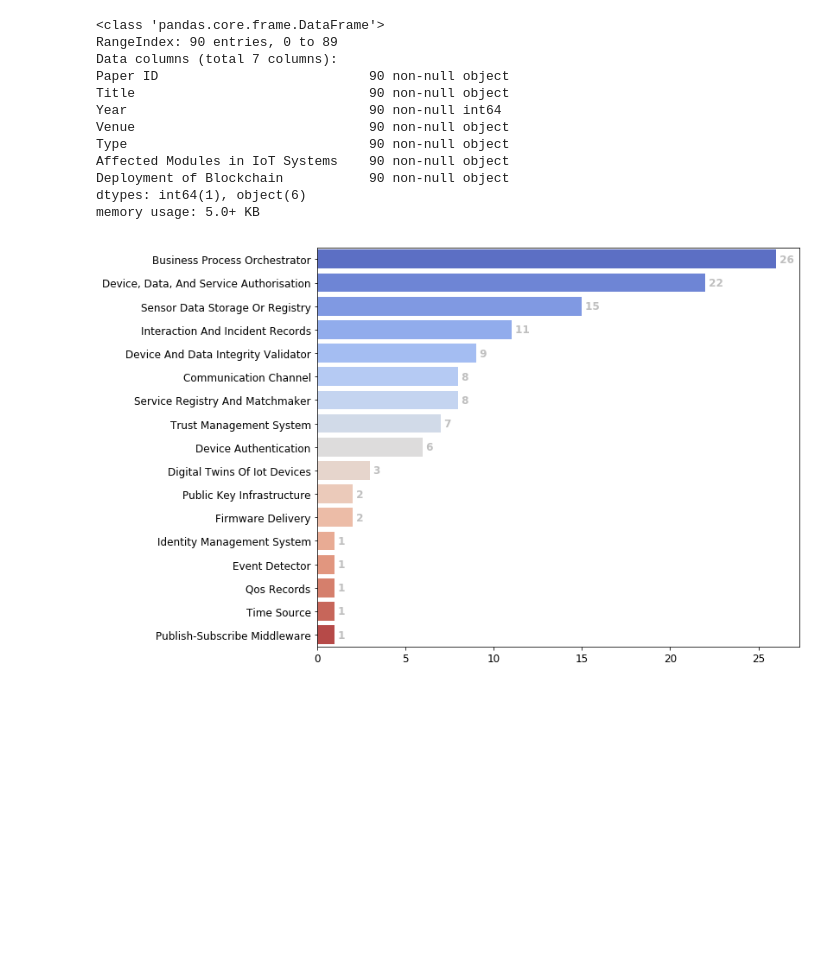
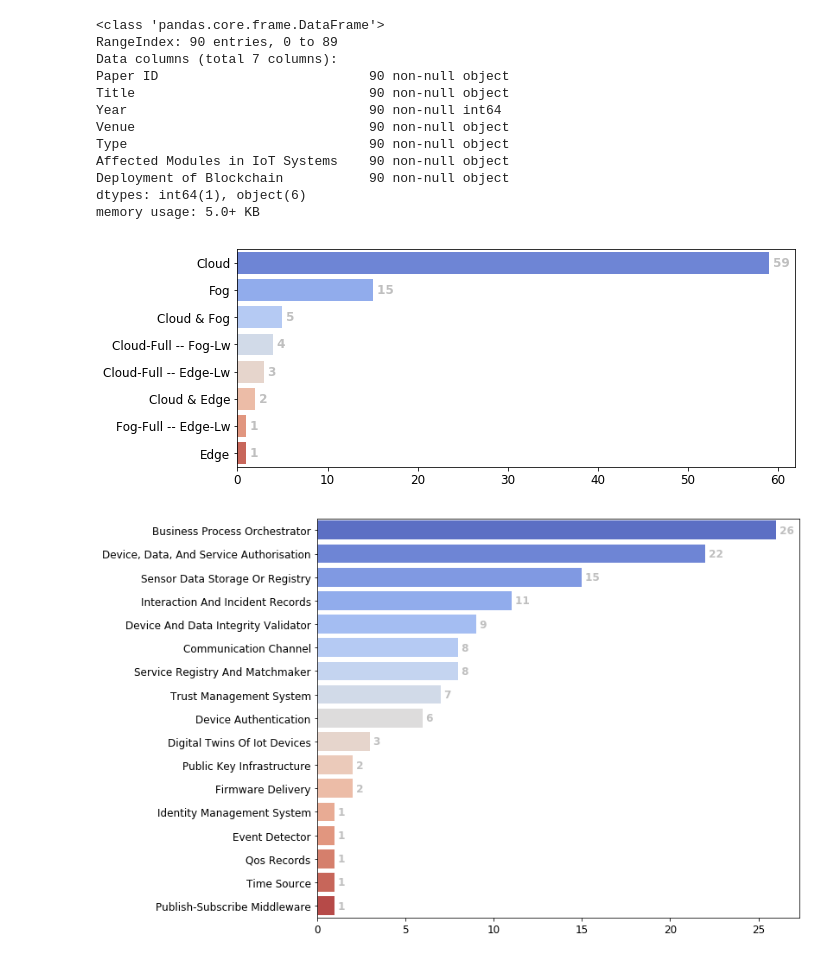
Before and after one commit to nguyentran0212/BC_IoT_SLR, a Jupyter notebook: DataExtraction/Extracted Data/BC_SLR_AVIZ_tool.ipynb, the cells around one changed output. Saved outputs shown, nothing was run; the diff lists cells and outputs as text; code cells hidden in the pictures; blank space fills up the shorter version.

Commit message:
Add and modified multiple figures. corrected the ACM classification code.

```diff
--- a/DataExtraction/Extracted Data/BC_SLR_AVIZ_tool.ipynb
+++ b/DataExtraction/Extracted Data/BC_SLR_AVIZ_tool.ipynb
@@ -314,6 +314,15 @@ Affected Modules in IoT Systems    90 non-null object
 Deployment of Blockchain           90 non-null object
 dtypes: int64(1), object(6)
 memory usage: 5.0+ KB
+# %%
+"""
+Countplot of deployment pattern
+"""
+paper_deployment_relation = create_relation_paper_RQ(raw_df, "Deployment of Blockchain", "Deployment", split_sub_areas = False)
+
+draw_countplot(paper_deployment_relation, "Deployment", size = (10,4), fig_name = "RQ2_deployment")
+# %% [output]
+[figure, added]
 # %%
 """
 Countplot of affected modules in IoT systems
```
Also changed, not shown: parts of 2 cells of this notebook, 8 other files.
